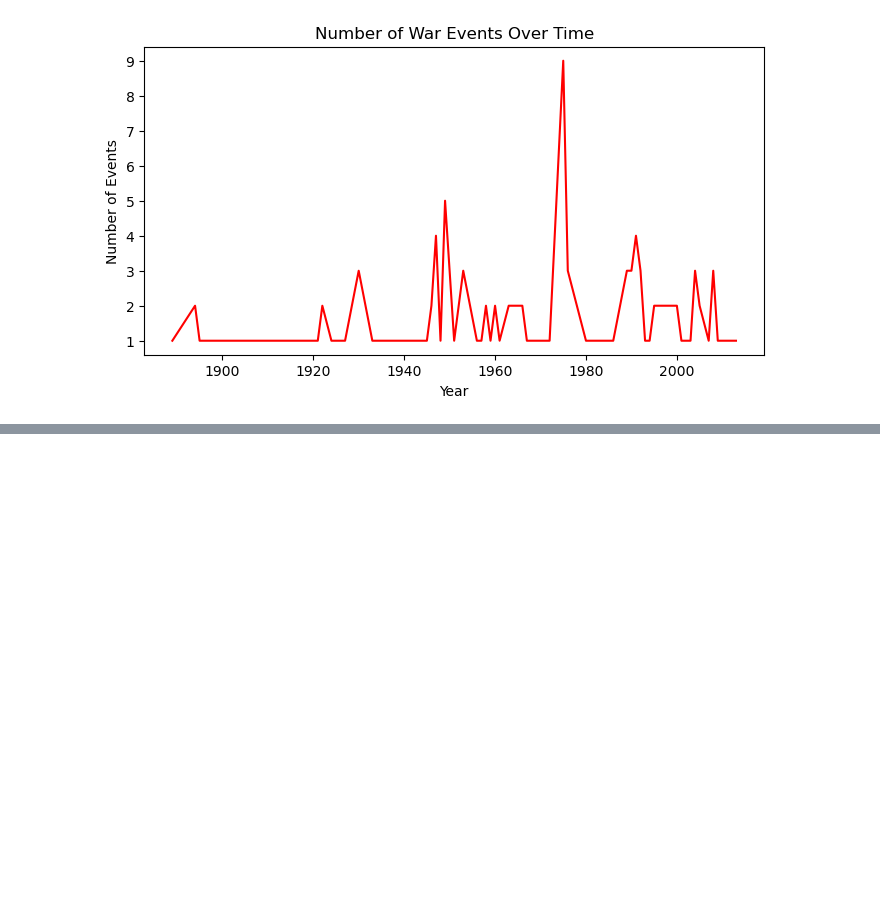
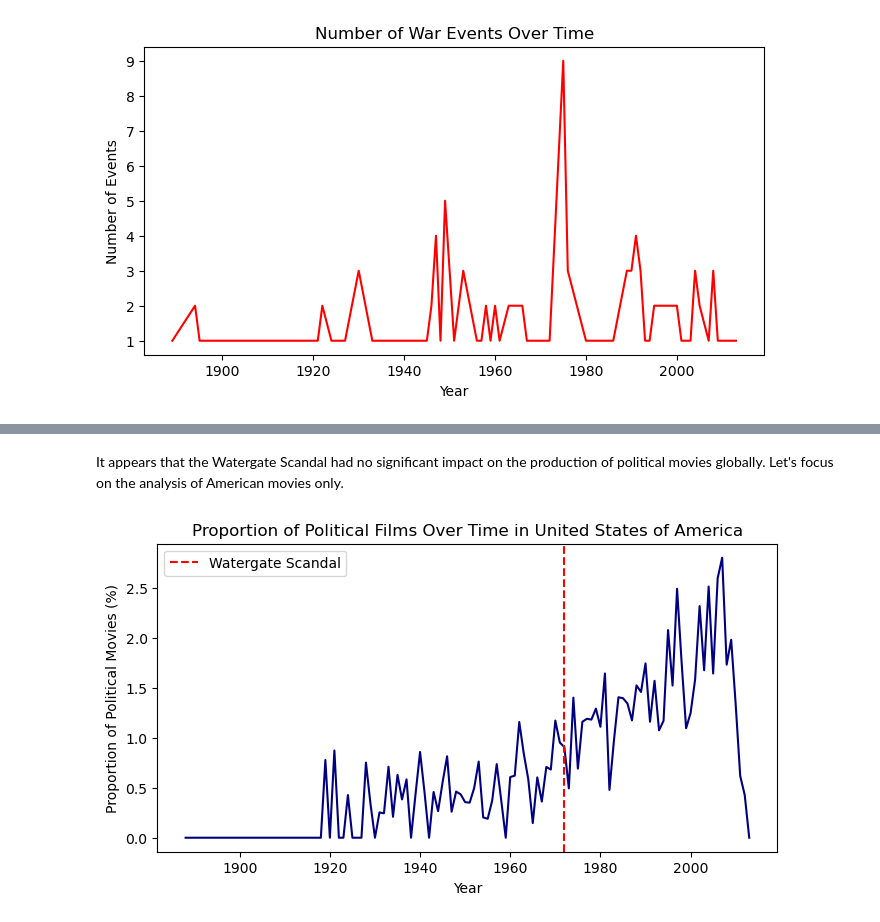
Before and after one commit to epfl-ada/ada-2024-project-nostringsadached, a Jupyter notebook: new_results2.ipynb, the cells around one changed output, grey strips where cells are left out. Cells and saved outputs as stored; diff of their text form; code cells hidden in the pictures; blank space fills up the shorter version.

```diff
--- a/new_results2.ipynb
+++ b/new_results2.ipynb
@@ -632,0 +638,7 @@ Text(0.5, 1.0, 'Number of War Events Over Time')
+# %% [markdown]
+It appears that the Watergate Scandal had no significant impact on the production of political movies globally.
+Let's focus on the analysis of American movies only.
+# %%
+plot_genre_proportion_and_event(preprocessed_movies, total_movies_per_year, r'political', 'Political', 'Watergate Scandal', (1972, 1972), country='United States of America', is_period=False)
+# %% [output]
+[figure, added]
```
Also changed, not shown: parts of 30 cells of this notebook, 1 other file.
